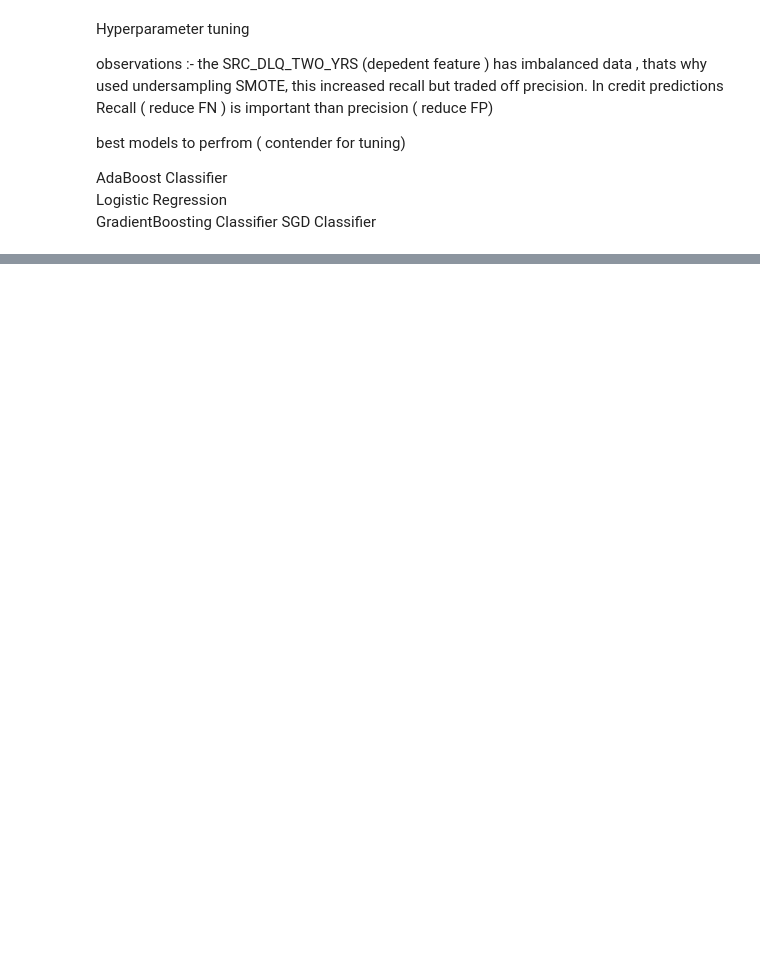
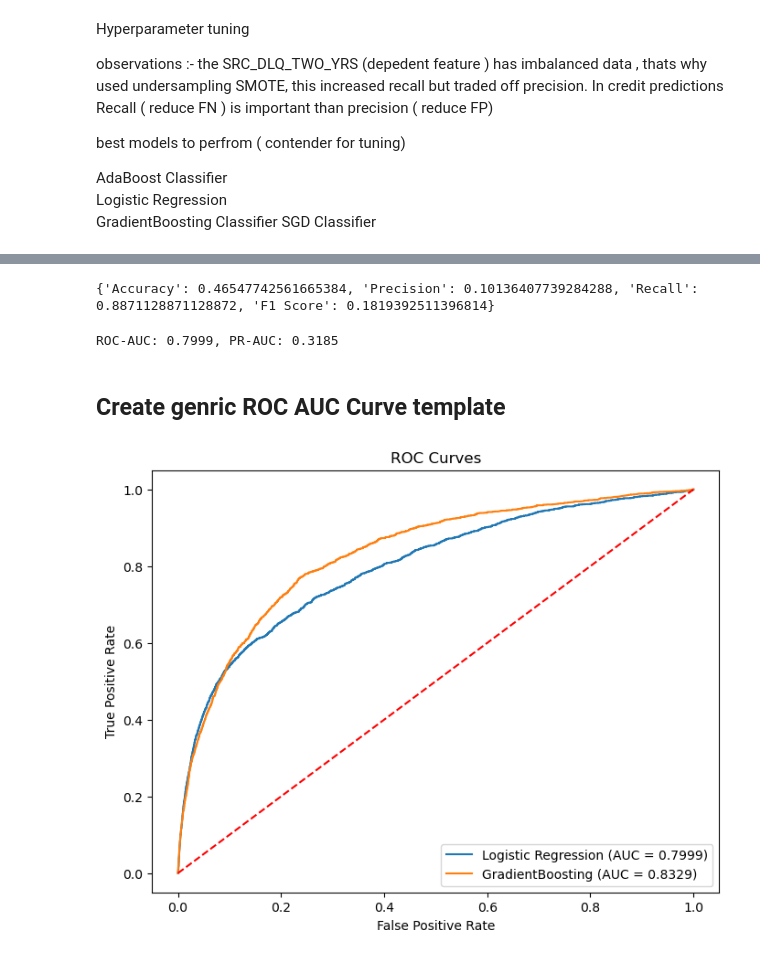
Before and after one commit to anikul24/ai-ml-genai-projects, a Jupyter notebook: Credit Risk Prediction/notebook/EDA.ipynb, the cells around one changed output, grey strips where cells are left out. Cells and saved outputs as stored; diff of their text form; code cells hidden in the pictures; blank space fills up the shorter version.

Commit message:
ROC plot and hyperparams tuning

```diff
--- a/Credit Risk Prediction/notebook/EDA.ipynb
+++ b/Credit Risk Prediction/notebook/EDA.ipynb
@@ -616,0 +653,73 @@ Fitting 3 folds for each of 12 candidates, totalling 36 fits
+# %%
+print(results['Logistic Regression'])
+# %% [output]
+{'Accuracy': 0.46547742561665384, 'Precision': 0.10136407739284288, 'Recall': 0.8871128871128872, 'F1 Score': 0.1819392511396814}
+# %%
+from sklearn.metrics import roc_auc_score, average_precision_score
+
+roc_auc = roc_auc_score(y_val, y_proba)
+pr_auc = average_precision_score(y_val, y_proba)
+
+print(f"ROC-AUC: {roc_auc:.4f}, PR-AUC: {pr_auc:.4f}")
+# %% [output]
+ROC-AUC: 0.7999, PR-AUC: 0.3185
+# %% [markdown]
+## Create genric ROC AUC Curve template
+# %%
+from sklearn.metrics import roc_curve, roc_auc_score
+import matplotlib.pyplot as plt
+
+plt.figure(figsize=(8,6))
+
+roc_models_to_plot = []
+
+models = [
+
+    {'label': 'Logistic Regression',
+     'model': LogisticRegression(solver='liblinear', penalty='l1', max_iter= 500, class_weight= None, C=10),
+     'auc':0.6611
+    },
+    {
+        'label': 'GradientBoosting',
+        'model': GradientBoostingClassifier(),
+        'auc':0.5691
+    }
+]
+
+
+for m in models:
+    model = m['model']
+    label = m['label']
+    auc = m['auc']
+
+    if label == 'Logistic Regression':
+        model.fit(X_train_scaled_res, y_train_res)
+        y_proba = m['model'].predict_proba(X_val_scaled)[:, 1]
+        # fpr, tpr, thresholds = roc_curve(y_val, y_proba)
+    else :
+        model.fit(X_train_res, y_train_res)
+        y_proba = m['model'].predict_proba(X_val)[:, 1]
+
+
+    fpr, tpr, thresholds = roc_curve(y_val, y_proba)
+    actual_auc = roc_auc_score(y_val, y_proba)
+    #plt.plot(fpr, tpr, label=f'{label} (AUC = {actual_auc:.4f})')
+
+    roc_models_to_plot.append({
+        'label': label,
+        'fpr': fpr,
+        'tpr': tpr,
+        'auc': actual_auc
+    })
+
+for m_plot in roc_models_to_plot:
+    plt.plot(m_plot['fpr'],m_plot['tpr'], label=f'{m_plot["label"]} (AUC = {m_plot["auc"]:.4f})')
+
+plt.plot([0, 1], [0, 1], 'r--')
+plt.xlabel('False Positive Rate')
+plt.ylabel('True Positive Rate')
+plt.title('ROC Curves')
+plt.legend(loc='lower right')
+plt.show()
+# %% [output]
+[figure, added]
```
Also changed, not shown: parts of 4 cells of this notebook, 4 other files.
